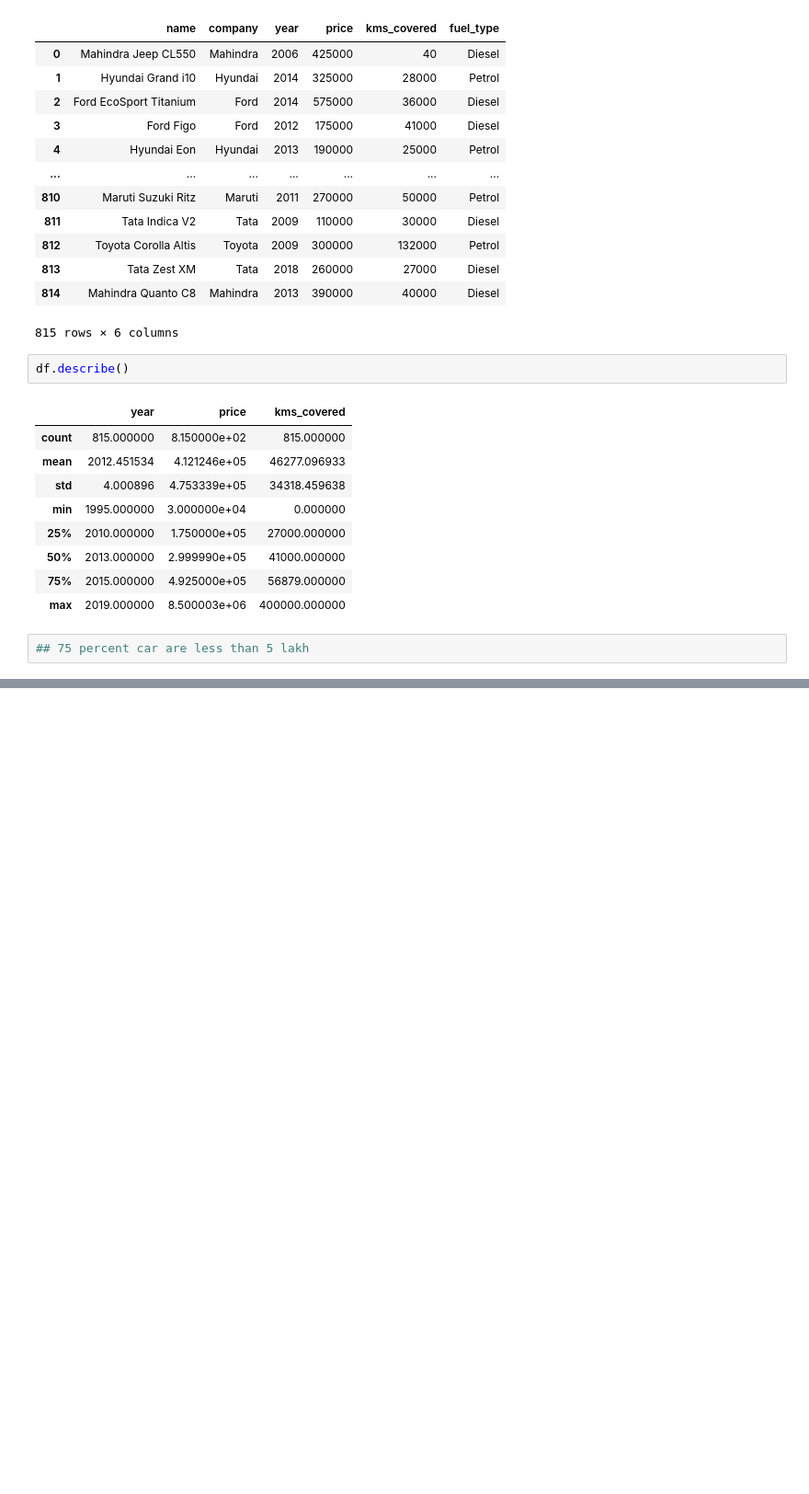
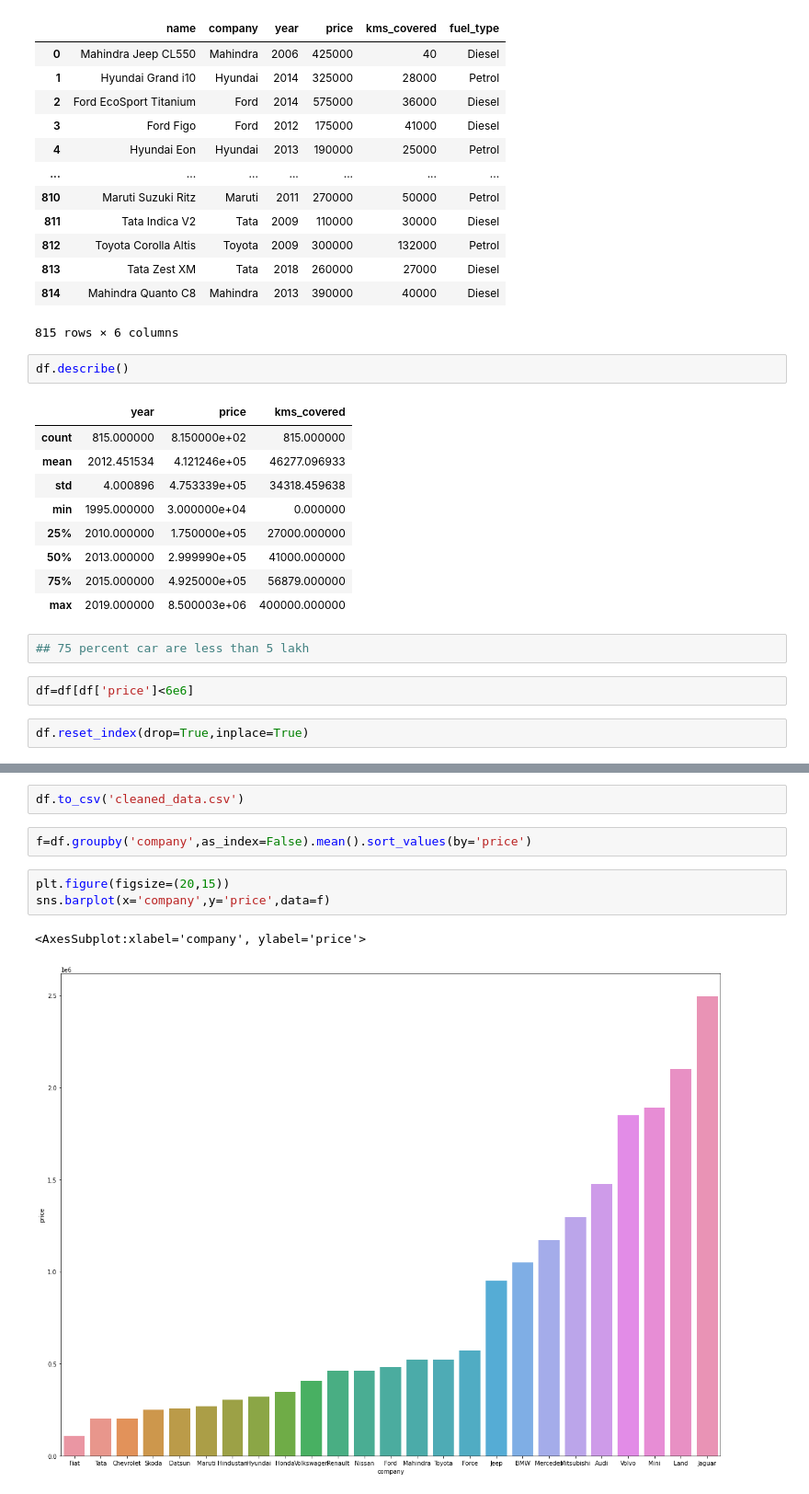
Before and after one commit to Shriansh16/Car_Price_Predictor, a Jupyter notebook: notebooks/Car_price_prediction.ipynb, the cells around one changed output, grey strips where cells are left out. Shown: that part at 92% size. Saved outputs shown, nothing was run; the diff lists cells and outputs as text; blank space fills up the shorter version.

```diff
--- a/notebooks/Car_price_prediction.ipynb
+++ b/notebooks/Car_price_prediction.ipynb
@@ -343,3 +343,7 @@ df.describe()
 | max | 2019.000000 | 8.500003e+06 | 400000.000000 |
 # %%
 ## 75 percent car are less than 5 lakh
+# %%
+df=df[df['price']<6e6]
+# %%
+df.reset_index(drop=True,inplace=True)
@@ -345,0 +366,10 @@ df.describe()
+# %%
+df.to_csv('cleaned_data.csv')
+# %%
+f=df.groupby('company',as_index=False).mean().sort_values(by='price')
+# %%
+plt.figure(figsize=(20,15))
+sns.barplot(x='company',y='price',data=f)
+# %% [output]
+<AxesSubplot:xlabel='company', ylabel='price'>
+[figure, added]
```
Also changed, not shown: parts of 20 cells of this notebook, 1 other file.
